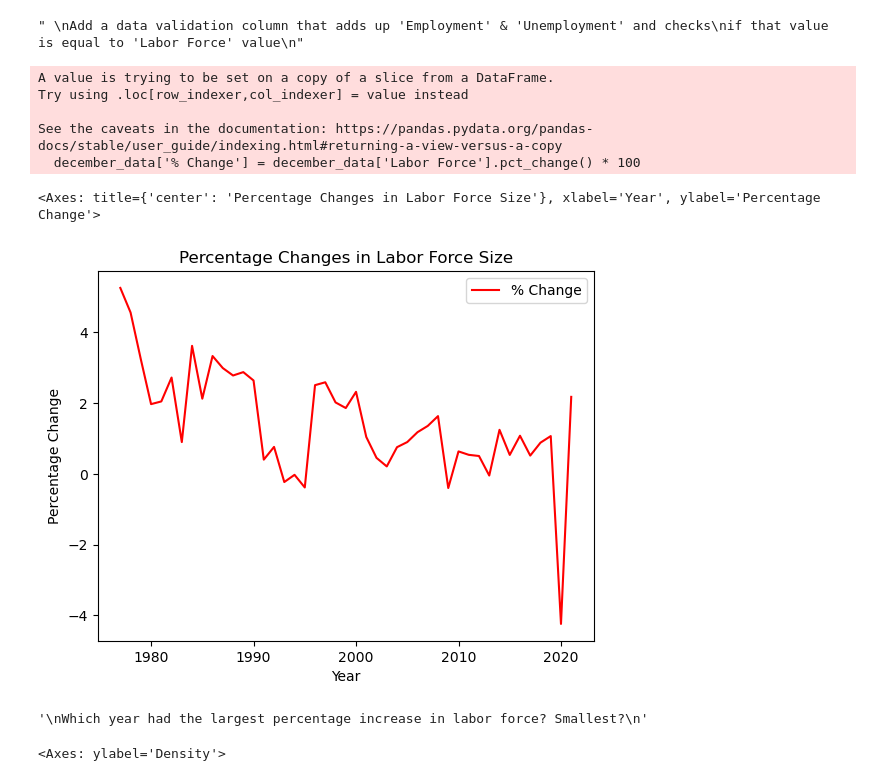
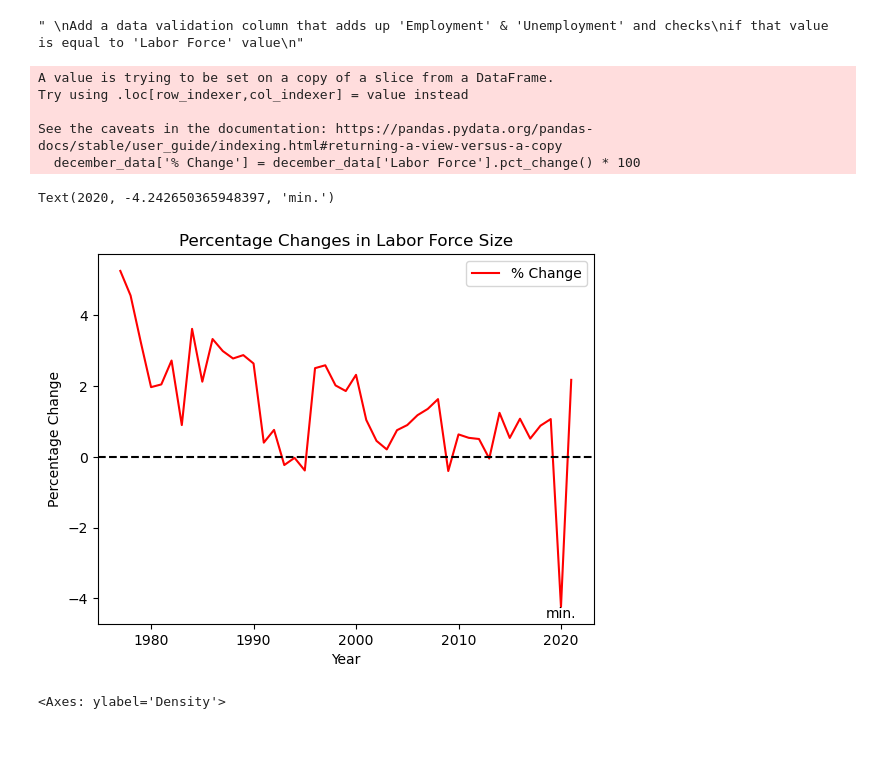
Before and after one commit to Tinashe-04/LocalAreaUnemploymentStatistics, a Jupyter notebook: Local Area Unemployment Stats.ipynb, the cells around one changed output. Drawn from its saved outputs; the diff is of its cells as text; code cells hidden in the pictures; blank space fills up the shorter version.

```diff
--- a/Local Area Unemployment Stats.ipynb
+++ b/Local Area Unemployment Stats.ipynb
@@ -385,36 +389,34 @@ if that value is equal to 'Labor Force' value
 # %%
 '''
 I want to see which years had noticeable changes in the size of the labor force. Can help policymakers and industry researchers to take note of the effect on the unemployment rate.
 Visualize the percentage change in labor force from the year 1976-2023
 '''
 # Record the labor force value at the end of a year
 # Record the labor force value at the end of the next year
 # subtract the difference and calculate the percentage difference
 # Record the percentage difference
 # repeat for multiple years until the last
 # plot the percentage differences on a line graph and visualize
 
 december_data = states_adjusted[states_adjusted['Month'] == 'December']
 december_data['% Change'] = december_data['Labor Force'].pct_change() * 100
 december_data['% Change'].fillna(0)
 december_data.plot(x='Year', y='% Change', ylabel='Percentage Change', kind='line', title='Percentage Changes in Labor Force Size', color='r')
+plt.axhline(0, color='k',linestyle='--') # horizontal
+plt.annotate(
+    'min.',
+    xy=(2020, december_data['% Change'].min()),
+    horizontalalignment='center',
+    verticalalignment='top'
+)
 # %% [output]
 A value is trying to be set on a copy of a slice from a DataFrame.
 Try using .loc[row_indexer,col_indexer] = value instead
 
 See the caveats in the documentation: https://pandas.pydata.org/pandas-docs/stable/user_guide/indexing.html#returning-a-view-versus-a-copy
   december_data['% Change'] = december_data['Labor Force'].pct_change() * 100
-<Axes: title={'center': 'Percentage Changes in Labor Force Size'}, xlabel='Year', ylabel='Percentage Change'>
+Text(2020, -4.242650365948397, 'min.')
-[figure, old version]
+[figure, new version]
-# %%
-'''
-Which year had the largest percentage increase in labor force? Smallest?
-'''
-
-# 2020 had the largest increase, going down by 4%, showing the effect of the worldwide COVID pandemic on the size of California's labor force
-# Add a line at y=0 to show which years had positive & negative growths in labor force size respectively
-# %% [output]
-'\nWhich year had the largest percentage increase in labor force? Smallest?\n'
 # %%
 '''
 What distribution do the labor force & unemployment rate numbers closely follow?
```
Also changed, not shown: parts of 6 cells of this notebook.
